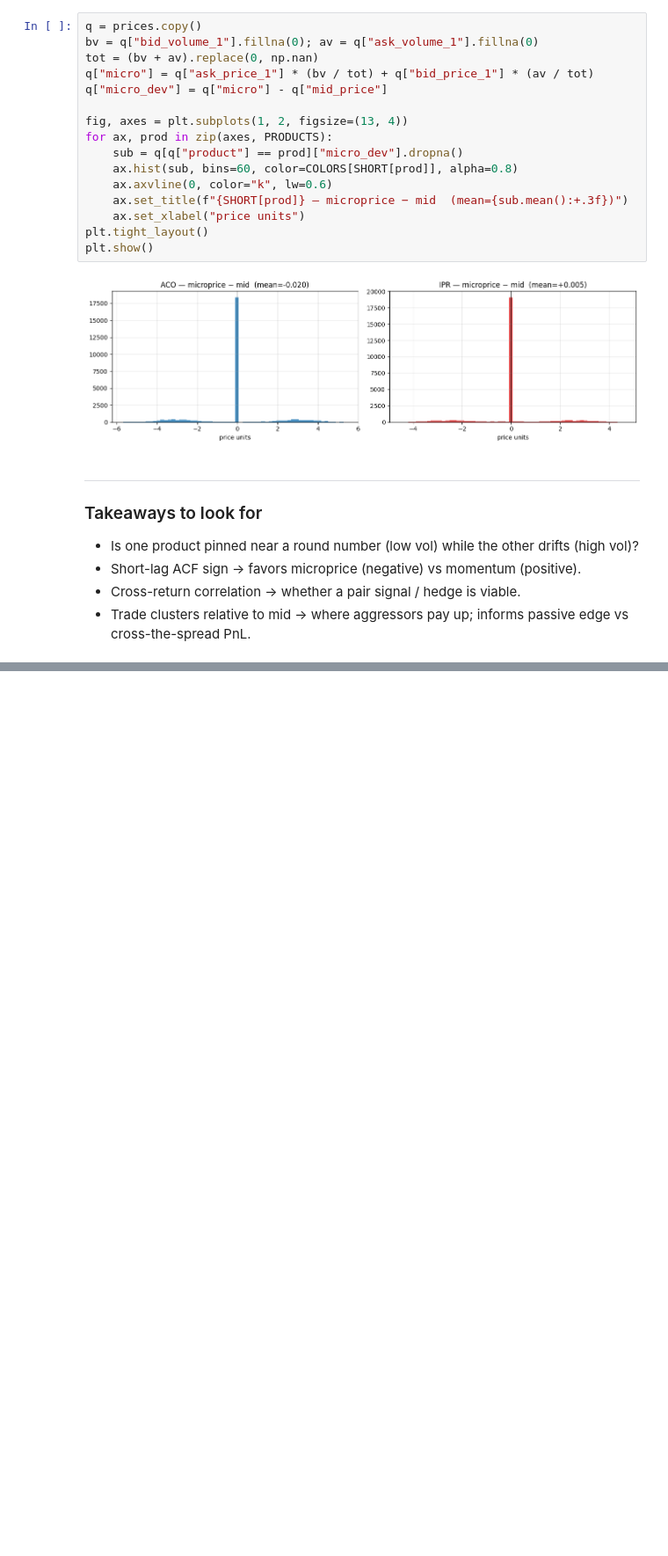
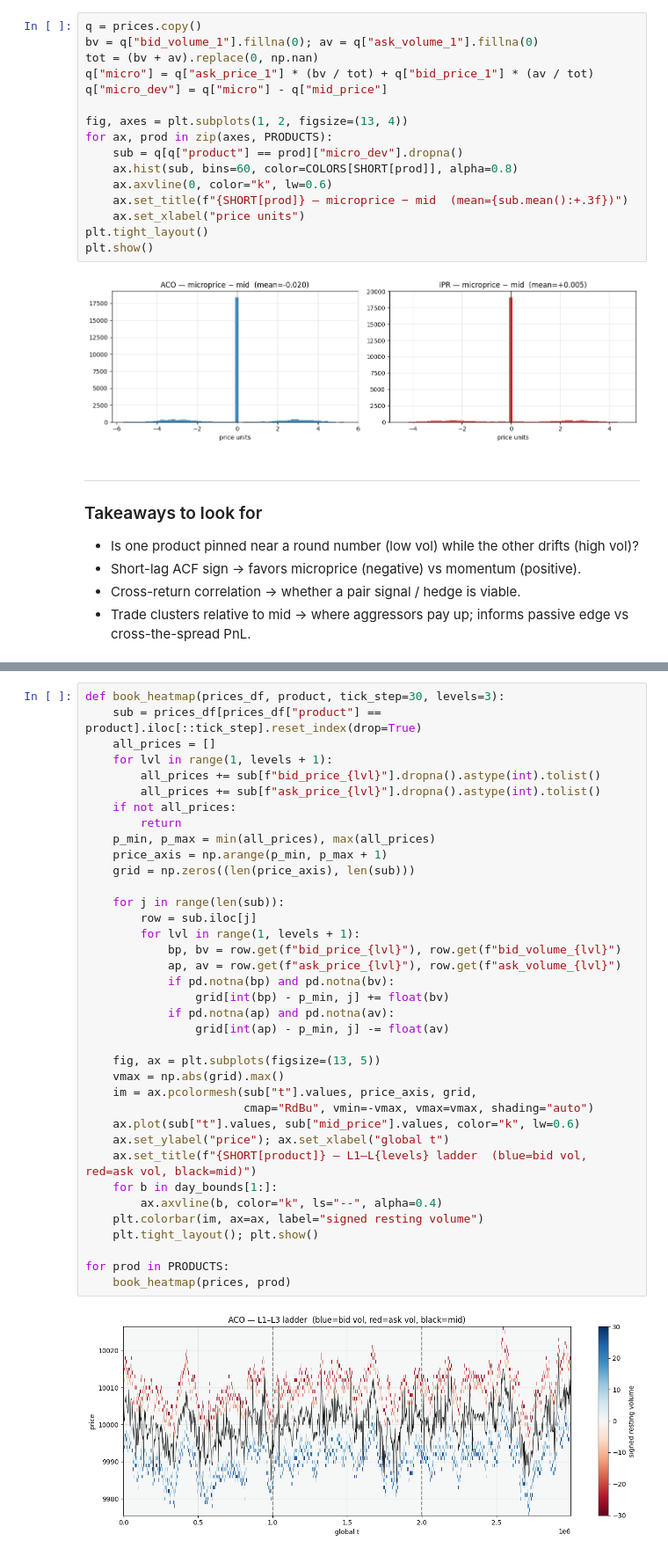
Before and after one commit to arkankau/asimc4, a Jupyter notebook: round1_eda.ipynb, the cells around one changed output, grey strips where cells are left out. Shown at 88% size. Saved outputs shown, nothing was run; the diff lists cells and outputs as text; blank space fills up the shorter version.

```diff
--- a/round1_eda.ipynb
+++ b/round1_eda.ipynb
@@ -336,0 +344,39 @@ plt.show()
+# %%
+def book_heatmap(prices_df, product, tick_step=30, levels=3):
+    sub = prices_df[prices_df["product"] == product].iloc[::tick_step].reset_index(drop=True)
+    all_prices = []
+    for lvl in range(1, levels + 1):
+        all_prices += sub[f"bid_price_{lvl}"].dropna().astype(int).tolist()
+        all_prices += sub[f"ask_price_{lvl}"].dropna().astype(int).tolist()
+    if not all_prices:
+        return
+    p_min, p_max = min(all_prices), max(all_prices)
+    price_axis = np.arange(p_min, p_max + 1)
+    grid = np.zeros((len(price_axis), len(sub)))
+
+    for j in range(len(sub)):
+        row = sub.iloc[j]
+        for lvl in range(1, levels + 1):
+            bp, bv = row.get(f"bid_price_{lvl}"), row.get(f"bid_volume_{lvl}")
+            ap, av = row.get(f"ask_price_{lvl}"), row.get(f"ask_volume_{lvl}")
+            if pd.notna(bp) and pd.notna(bv):
+                grid[int(bp) - p_min, j] += float(bv)
+            if pd.notna(ap) and pd.notna(av):
+                grid[int(ap) - p_min, j] -= float(av)
+
+    fig, ax = plt.subplots(figsize=(13, 5))
+    vmax = np.abs(grid).max()
+    im = ax.pcolormesh(sub["t"].values, price_axis, grid,
+                       cmap="RdBu", vmin=-vmax, vmax=vmax, shading="auto")
+    ax.plot(sub["t"].values, sub["mid_price"].values, color="k", lw=0.6)
+    ax.set_ylabel("price"); ax.set_xlabel("global t")
+    ax.set_title(f"{SHORT[product]} — L1–L{levels} ladder  (blue=bid vol, red=ask vol, black=mid)")
+    for b in day_bounds[1:]:
+        ax.axvline(b, color="k", ls="--", alpha=0.4)
+    plt.colorbar(im, ax=ax, label="signed resting volume")
+    plt.tight_layout(); plt.show()
+
+for prod in PRODUCTS:
+    book_heatmap(prices, prod)
+# %% [output]
+[figure, added]
```
Also changed, not shown: parts of 15 cells of this notebook.
